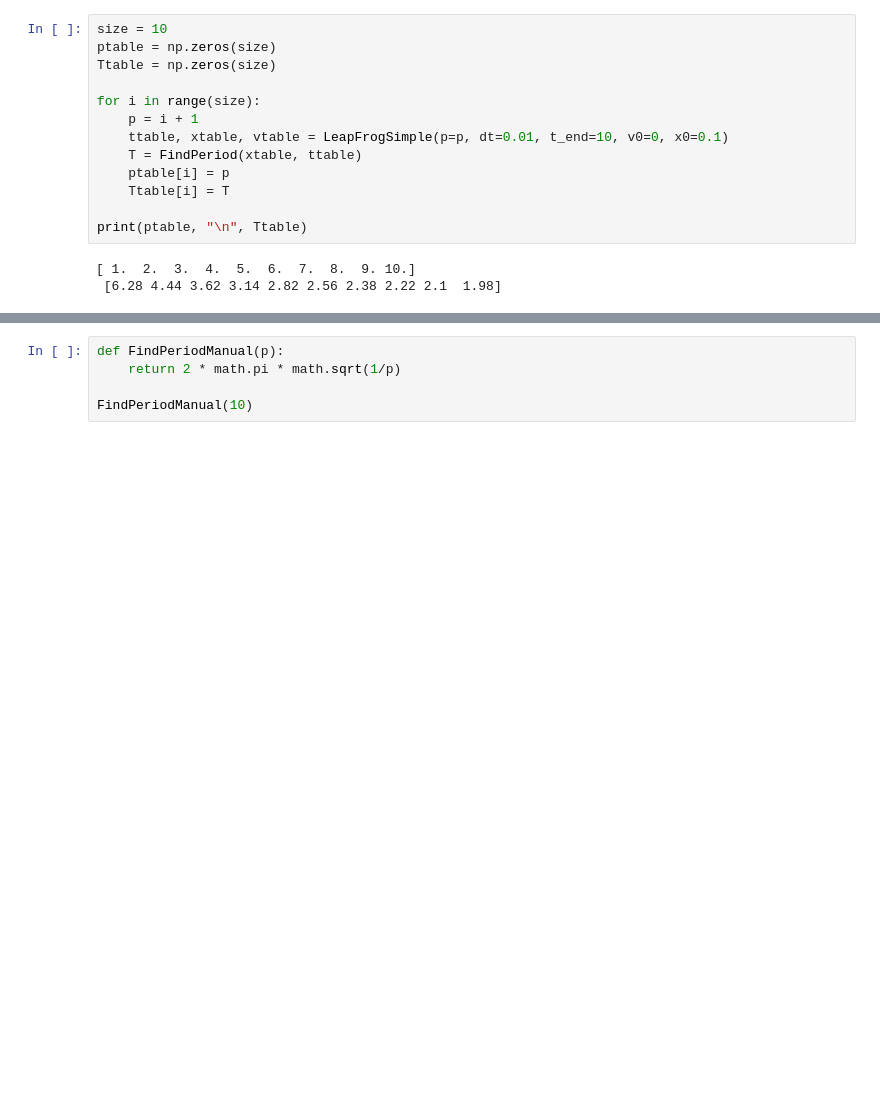
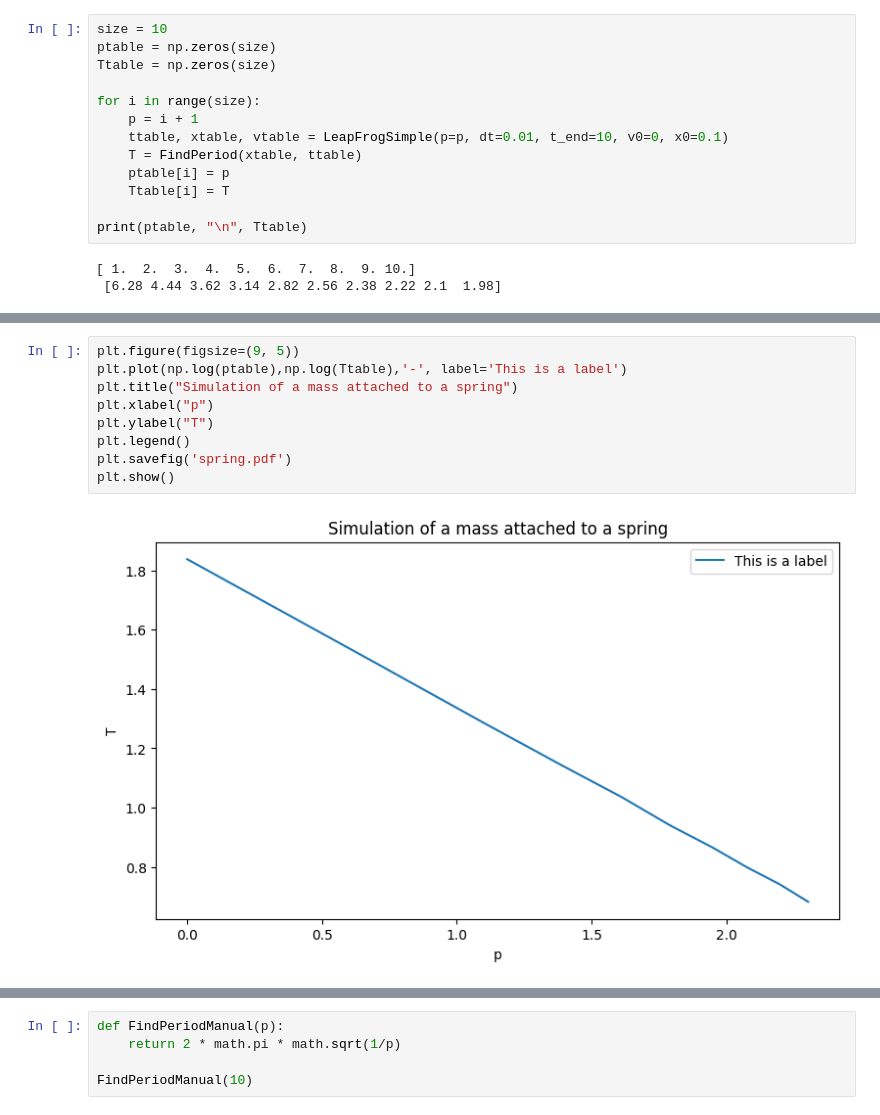
Before and after one commit to Nuhddy/ExperimentalMethods, a Jupyter notebook: Notes/BK2physics.ipynb, the cells around one changed output, grey strips where cells are left out. Saved outputs shown, nothing was run; the diff lists cells and outputs as text; blank space fills up the shorter version.

```diff
--- a/Notes/BK2physics.ipynb
+++ b/Notes/BK2physics.ipynb
@@ -232,0 +245,11 @@ print(ptable, "\n", Ttable)
+# %%
+plt.figure(figsize=(9, 5))
+plt.plot(np.log(ptable),np.log(Ttable),'-', label='This is a label')
+plt.title("Simulation of a mass attached to a spring")
+plt.xlabel("p")
+plt.ylabel("T")
+plt.legend()
+plt.savefig('spring.pdf')
+plt.show()
+# %% [output]
+[figure, added]
```
Also changed, not shown: parts of 8 cells of this notebook.
